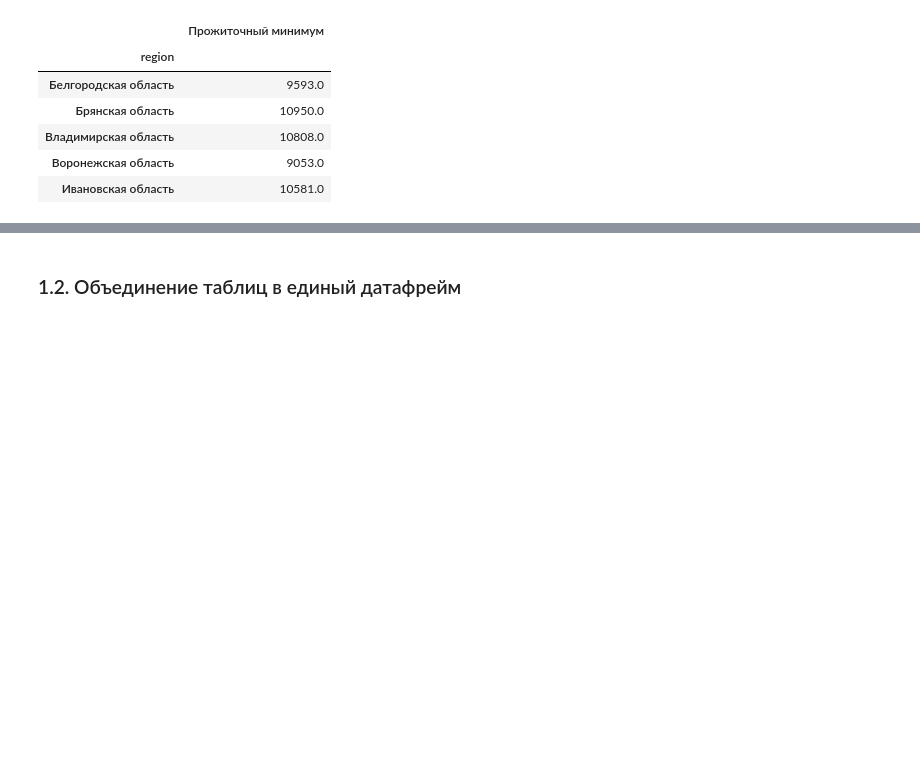
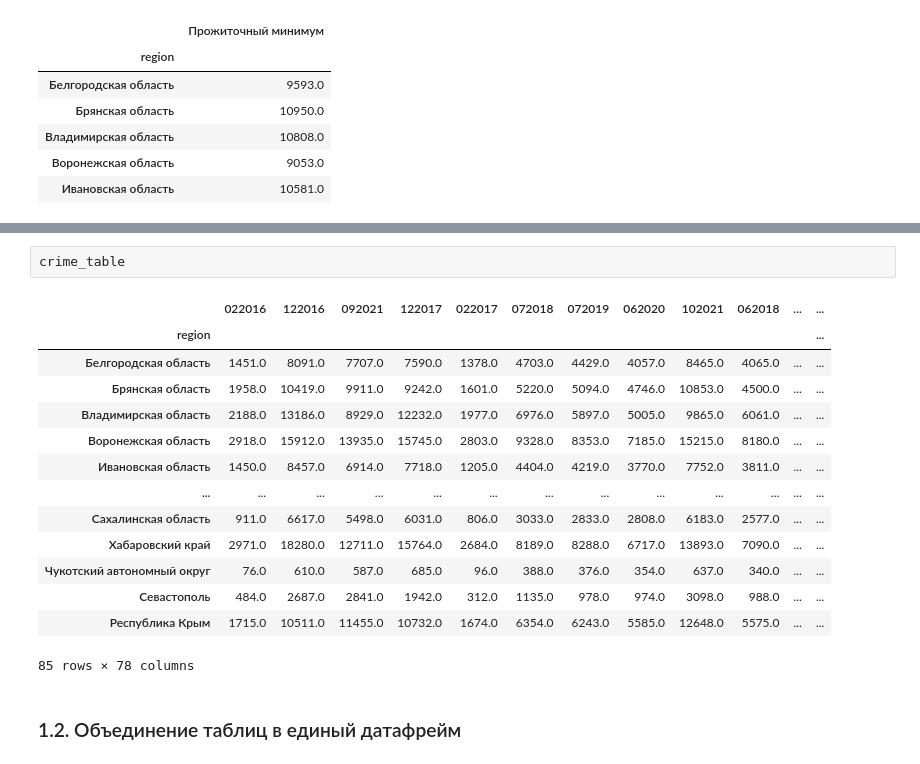
Before and after one commit to banzarkhan/ngo-clasterization, a Jupyter notebook: ngo-clasterization.ipynb, the cells around one changed output, grey strips where cells are left out. Saved outputs shown, nothing was run; the diff lists cells and outputs as text; blank space fills up the shorter version.

```diff
--- a/ngo-clasterization.ipynb
+++ b/ngo-clasterization.ipynb
@@ -1087,3 +1293,20 @@ living_wage.head()
+# %%
+crime_table
+# %% [output]
+|  | 022016 | 122016 | 092021 | 122017 | 022017 | 072018 | 072019 | 062020 | 102021 | 062018 | ... | ... |
+| region |  |  |  |  |  |  |  |  |  |  |  | ... |
+| Белгородская область | 1451.0 | 8091.0 | 7707.0 | 7590.0 | 1378.0 | 4703.0 | 4429.0 | 4057.0 | 8465.0 | 4065.0 | ... | ... |
+| Брянская область | 1958.0 | 10419.0 | 9911.0 | 9242.0 | 1601.0 | 5220.0 | 5094.0 | 4746.0 | 10853.0 | 4500.0 | ... | ... |
+| Владимирская область | 2188.0 | 13186.0 | 8929.0 | 12232.0 | 1977.0 | 6976.0 | 5897.0 | 5005.0 | 9865.0 | 6061.0 | ... | ... |
+| Воронежская область | 2918.0 | 15912.0 | 13935.0 | 15745.0 | 2803.0 | 9328.0 | 8353.0 | 7185.0 | 15215.0 | 8180.0 | ... | ... |
+| Ивановская область | 1450.0 | 8457.0 | 6914.0 | 7718.0 | 1205.0 | 4404.0 | 4219.0 | 3770.0 | 7752.0 | 3811.0 | ... | ... |
+| ... | ... | ... | ... | ... | ... | ... | ... | ... | ... | ... | ... | ... |
+| Сахалинская область | 911.0 | 6617.0 | 5498.0 | 6031.0 | 806.0 | 3033.0 | 2833.0 | 2808.0 | 6183.0 | 2577.0 | ... | ... |
+| Хабаровский край | 2971.0 | 18280.0 | 12711.0 | 15764.0 | 2684.0 | 8189.0 | 8288.0 | 6717.0 | 13893.0 | 7090.0 | ... | ... |
+| Чукотский автономный округ | 76.0 | 610.0 | 587.0 | 685.0 | 96.0 | 388.0 | 376.0 | 354.0 | 637.0 | 340.0 | ... | ... |
+| Севастополь | 484.0 | 2687.0 | 2841.0 | 1942.0 | 312.0 | 1135.0 | 978.0 | 974.0 | 3098.0 | 988.0 | ... | ... |
+| Республика Крым | 1715.0 | 10511.0 | 11455.0 | 10732.0 | 1674.0 | 6354.0 | 6243.0 | 5585.0 | 12648.0 | 5575.0 | ... | ... |
+85 rows × 78 columns
 # %% [markdown]
 ### 1.2. Объединение таблиц в единый датафрейм
 # %%
```
Also changed, not shown: parts of 47 cells of this notebook.
